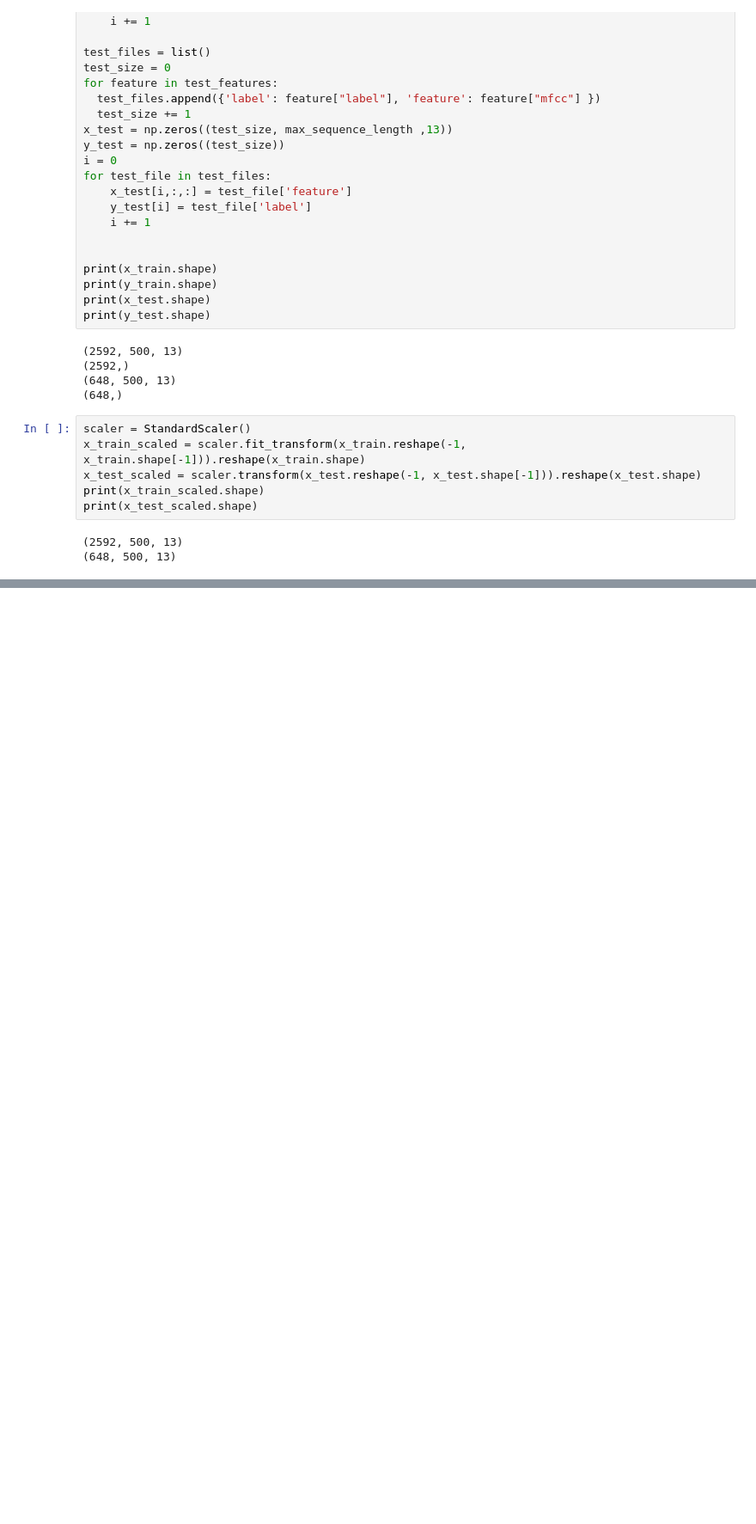
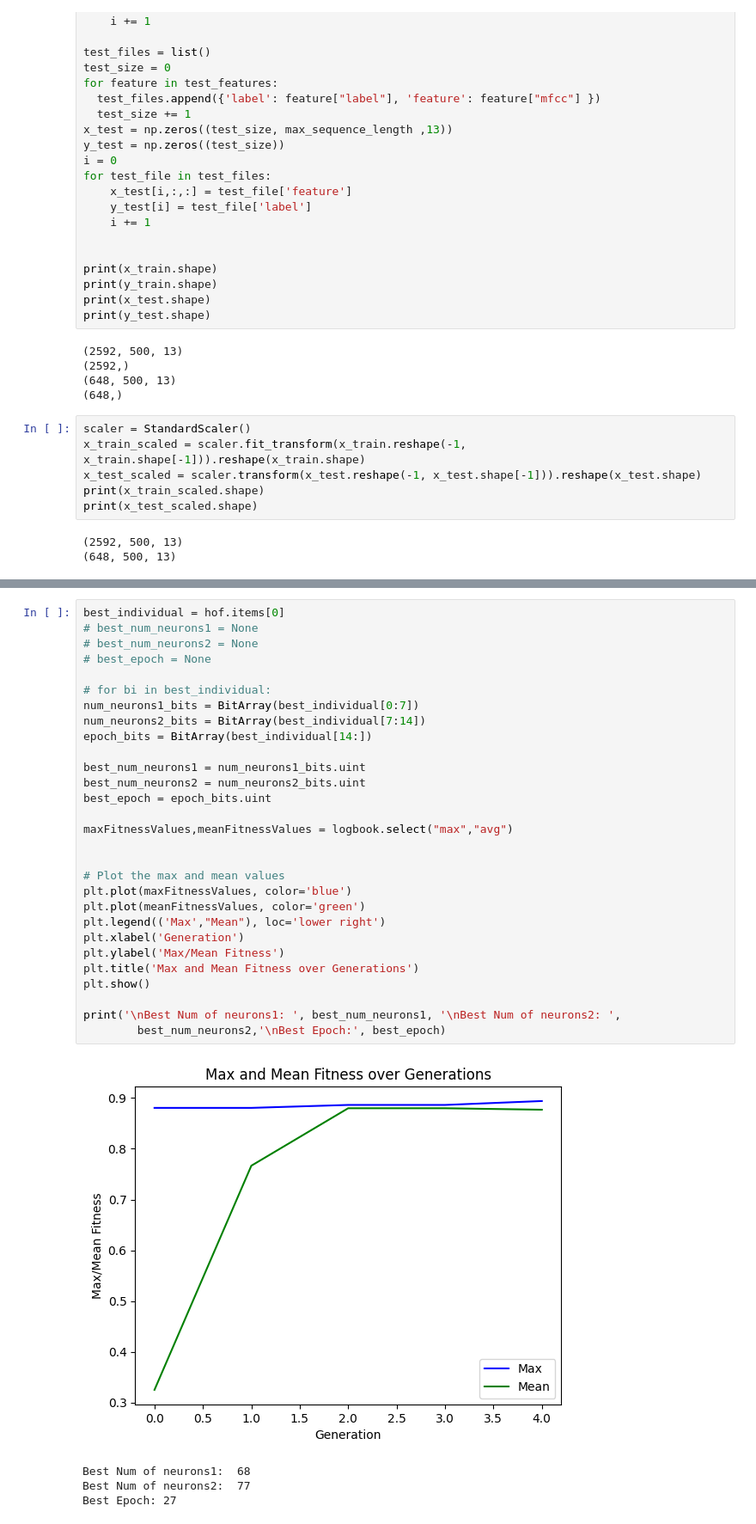
Before and after one commit to sanadelph/pcg_binary_classification, a Jupyter notebook: pcg_classification.ipynb, the cells around one changed output, grey strips where cells are left out. Shown: that part at 86% size. Drawn from its saved outputs; the diff is of its cells as text; blank space fills up the shorter version.

```diff
--- a/pcg_classification.ipynb
+++ b/pcg_classification.ipynb
@@ -343,3 +359,37 @@ Best Epoch: 22
+# %%
+best_individual = hof.items[0]
+# best_num_neurons1 = None
+# best_num_neurons2 = None
+# best_epoch = None
+
+# for bi in best_individual:
+num_neurons1_bits = BitArray(best_individual[0:7])
+num_neurons2_bits = BitArray(best_individual[7:14])
+epoch_bits = BitArray(best_individual[14:])
+
+best_num_neurons1 = num_neurons1_bits.uint
+best_num_neurons2 = num_neurons2_bits.uint
+best_epoch = epoch_bits.uint
+
+maxFitnessValues,meanFitnessValues = logbook.select("max","avg")
+
+
+# Plot the max and mean values
+plt.plot(maxFitnessValues, color='blue')
+plt.plot(meanFitnessValues, color='green')
+plt.legend(('Max',"Mean"), loc='lower right')
+plt.xlabel('Generation')
+plt.ylabel('Max/Mean Fitness')
+plt.title('Max and Mean Fitness over Generations')
+plt.show()
+
+print('\nBest Num of neurons1: ', best_num_neurons1, '\nBest Num of neurons2: ',
+        best_num_neurons2,'\nBest Epoch:', best_epoch)
+# %% [output]
+[figure, added]
+Best Num of neurons1:  68
+Best Num of neurons2:  77
+Best Epoch: 27
 # %%
 # from sklearn.metrics import accuracy_score
 model = Sequential()
```
Also changed, not shown: parts of 6 cells of this notebook.
